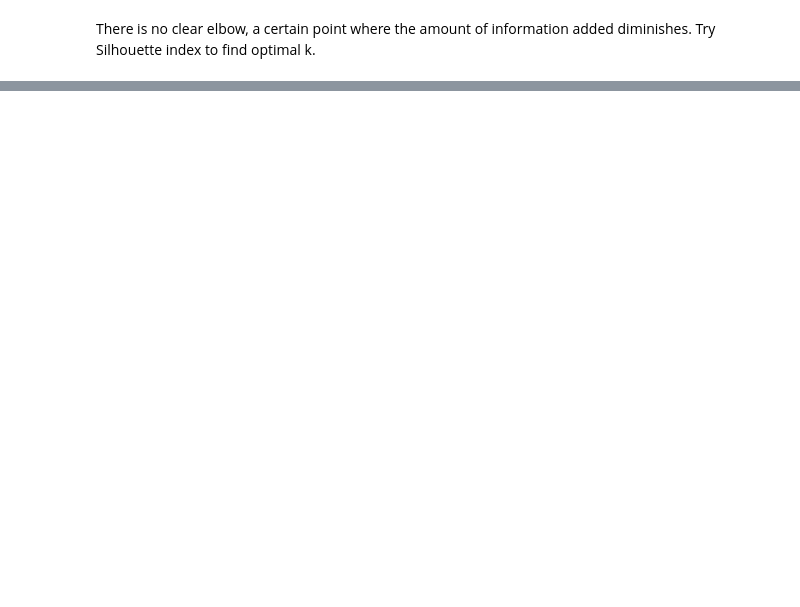
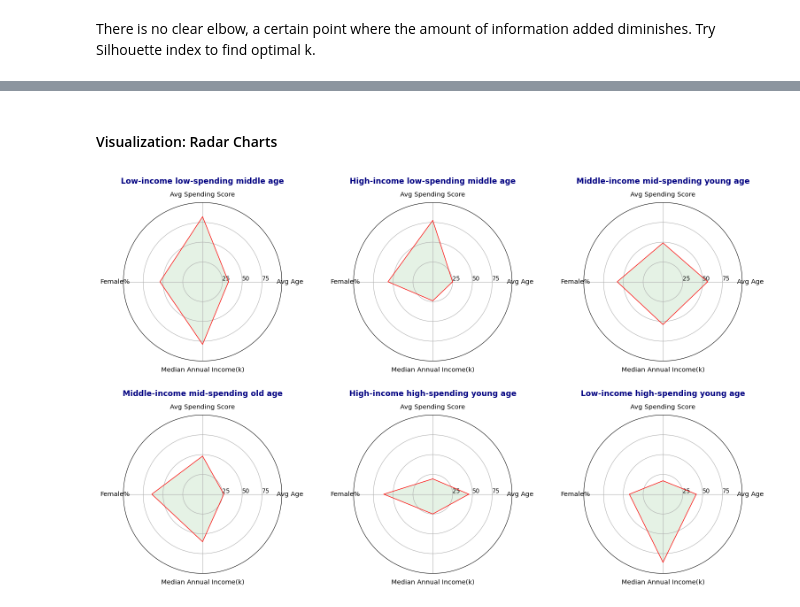
Before and after one commit to Kpeng511/Customer-Clustering, a Jupyter notebook: mall.ipynb, the cells around one changed output, grey strips where cells are left out. Cells and saved outputs as stored; diff of their text form; code cells hidden in the pictures; blank space fills up the shorter version.

```diff
--- a/mall.ipynb
+++ b/mall.ipynb
@@ -644,0 +540,18 @@ Although .274 seeconds is a considerable improvement in prediction speed, .2769
+# %%
+temp = final_summary
+
+# convert index to a column and then rename each group
+temp.reset_index(level=0, inplace=True)
+temp["kmeans_label"]=temp["kmeans_label"].map({5: 'High-income high-spending young age',
+                                 3: 'Low-income high-spending young age',
+                                1: 'Middle-income mid-spending young age',
+                                0: 'Middle-income mid-spending old age',
+                                2:'Low-income low-spending middle age',
+                                4: 'High-income low-spending middle age'})
+temp.rename(columns={'kmeans_label':'group'}, inplace=True)
+temp = temp.reindex(columns=['group', 'Avg Age', 'Avg Spending Score', 'Male%', 'Female%', 'Median Annual Income(k)',
+       'Cnt'])
+temp[['Male%']] = temp[['Male%']]*100
+temp[['Female%']] = temp[['Female%']]*100
+
+temp
@@ -644,0 +566,50 @@ Although .274 seeconds is a considerable improvement in prediction speed, .2769
+# %% [markdown]
+#### Visualization: Radar Charts
+# %%
+# create radar charts
+def multiple_radars(df, columns, row):
+    # Libraries
+    from math import pi
+    N = len(columns)
+    columns_no_need = df[df.columns.difference(columns)]
+
+    # But we need to repeat the first value to close the circular graph:
+    values=df.loc[row].drop(columns_no_need).values.flatten().tolist()
+    values += values[:1]
+    values
+
+    # What will be the angle of each axis in the plot? (we divide the plot / number of variable)
+    angles = [n / float(N) * 2 * pi for n in range(N)]
+    angles += angles[:1]
+
+    #plt.subplots_adjust(left=None, bottom=None, right=None, top=0.5, wspace=None, hspace=None)
+    # Initialise the spider plot
+
+    ax = plt.subplot(2, 3, row+1, polar=True)
+
+    # Draw one axe per variable + add labels
+    plt.xticks(angles[:-1], columns, size=11)
+    plt.title(df.loc[row].group, size=13, y=1.1,fontweight="bold",  color='navy')
+    # Draw ylabels
+    ax.set_rlabel_position(0)
+    plt.yticks([25,50,75],
+               ["25","50","75"], size=10)
+    plt.ylim(0,100)
+
+    # Plot data
+    ax.plot(angles, values, linewidth=1, color='r', linestyle='solid')
+    # Fill area
+    ax.fill(angles, values, 'g', alpha=0.1)
+
+
+my_dpi=96
+plt.figure(figsize=(1600/my_dpi, 1000/my_dpi), dpi=my_dpi)
+
+
+# number of variable
+columns=['Avg Age', 'Avg Spending Score', 'Female%', 'Median Annual Income(k)']
+for i in range(0,6):
+    multiple_radars(temp, columns, i)
+plt.tight_layout(pad=3.0)
+# %% [output]
+[figure, added]
```
Also changed, not shown: parts of 42 cells of this notebook.
